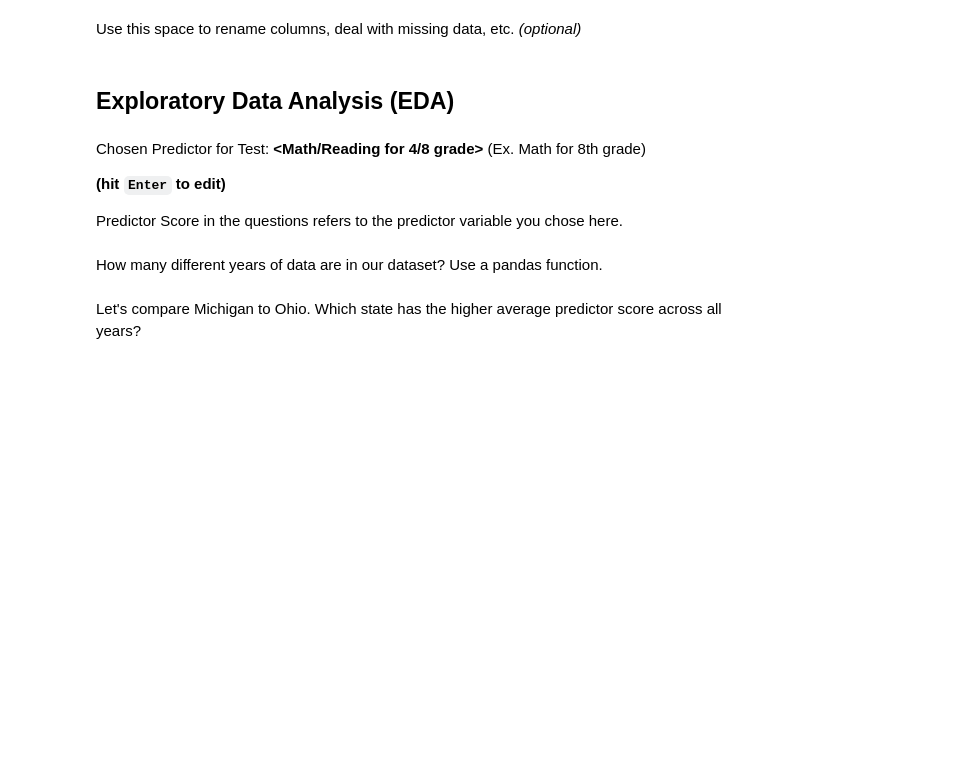
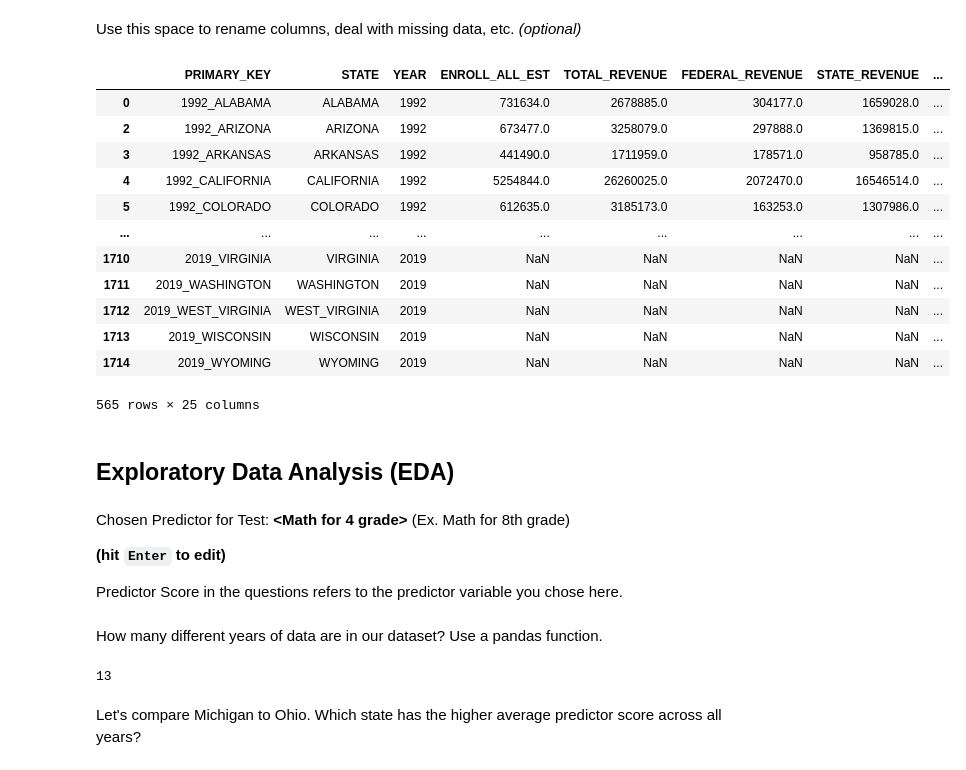
Before and after one commit to abagali1/MDST_Tutorials, a Jupyter notebook: checkpoint2/checkpoint2.ipynb, the cells around one changed output. Drawn from its saved outputs; the diff is of its cells as text; code cells hidden in the pictures; blank space fills up the shorter version.

```diff
--- a/checkpoint2/checkpoint2.ipynb
+++ b/checkpoint2/checkpoint2.ipynb
@@ -41,15 +58,49 @@ Load in the "states_edu.csv" dataset and take a look at the head of the data
 You should always familiarize yourself with what each column in the dataframe represents. \ Read about the states_edu dataset here: https://www.kaggle.com/noriuk/us-education-datasets-unification-project
 # %% [markdown]
 Use this space to rename columns, deal with missing data, etc. _(optional)_
+# %%
+df.rename({
+    'GRADES_PK_G':'ENROLL_PREK',
+    'GRADES_KG_G':'ENROLL_KINDER',
+    'GRADES_4_G':'ENROLL_4',
+    'GRADES_8_G':'ENROLL_8',
+    'GRADES_12_G':'ENROLL_12',
+    'GRADES_1_8_G':'ENROLL_PRIMARY',
+    'GRADES_9_12_G':'ENROLL_HS',
+    'GRADES_ALL_G':'ENROLL_ALL',
+    'ENROLL':'ENROLL_ALL_EST'
+    },
+    axis=1,inplace=True)
+df.dropna(subset=['AVG_MATH_4_SCORE'], inplace=True)
+df.ENROLL_ALL_EST = df.ENROLL_ALL_EST.fillna(df.ENROLL_ALL)
+df
+# %% [output]
+|  | PRIMARY_KEY | STATE | YEAR | ENROLL_ALL_EST | TOTAL_REVENUE | FEDERAL_REVENUE | STATE_REVENUE | ... |
+| 0 | 1992_ALABAMA | ALABAMA | 1992 | 731634.0 | 2678885.0 | 304177.0 | 1659028.0 | ... |
+| 2 | 1992_ARIZONA | ARIZONA | 1992 | 673477.0 | 3258079.0 | 297888.0 | 1369815.0 | ... |
+| 3 | 1992_ARKANSAS | ARKANSAS | 1992 | 441490.0 | 1711959.0 | 178571.0 | 958785.0 | ... |
+| 4 | 1992_CALIFORNIA | CALIFORNIA | 1992 | 5254844.0 | 26260025.0 | 2072470.0 | 16546514.0 | ... |
+| 5 | 1992_COLORADO | COLORADO | 1992 | 612635.0 | 3185173.0 | 163253.0 | 1307986.0 | ... |
+| ... | ... | ... | ... | ... | ... | ... | ... | ... |
+| 1710 | 2019_VIRGINIA | VIRGINIA | 2019 | NaN | NaN | NaN | NaN | ... |
+| 1711 | 2019_WASHINGTON | WASHINGTON | 2019 | NaN | NaN | NaN | NaN | ... |
+| 1712 | 2019_WEST_VIRGINIA | WEST_VIRGINIA | 2019 | NaN | NaN | NaN | NaN | ... |
+| 1713 | 2019_WISCONSIN | WISCONSIN | 2019 | NaN | NaN | NaN | NaN | ... |
+| 1714 | 2019_WYOMING | WYOMING | 2019 | NaN | NaN | NaN | NaN | ... |
+565 rows × 25 columns
 # %% [markdown]
 <h2>Exploratory Data Analysis (EDA) </h2>
 # %% [markdown]
-Chosen Predictor for Test: **<Math/Reading for 4/8 grade>**   (Ex. Math for 8th grade)
+Chosen Predictor for Test: **<Math for 4 grade>**   (Ex. Math for 8th grade)
 
 **(hit `Enter` to edit)**
 
 Predictor Score in the questions refers to the predictor variable you chose here.
 # %% [markdown]
 How many different years of data are in our dataset? Use a pandas function.
+# %%
+df.YEAR.unique().size
+# %% [output]
+13
 # %% [markdown]
 Let's compare Michigan to Ohio. Which state has the higher average predictor score across all years?
```
Also changed, not shown: parts of 5 cells of this notebook, 1 other file.
